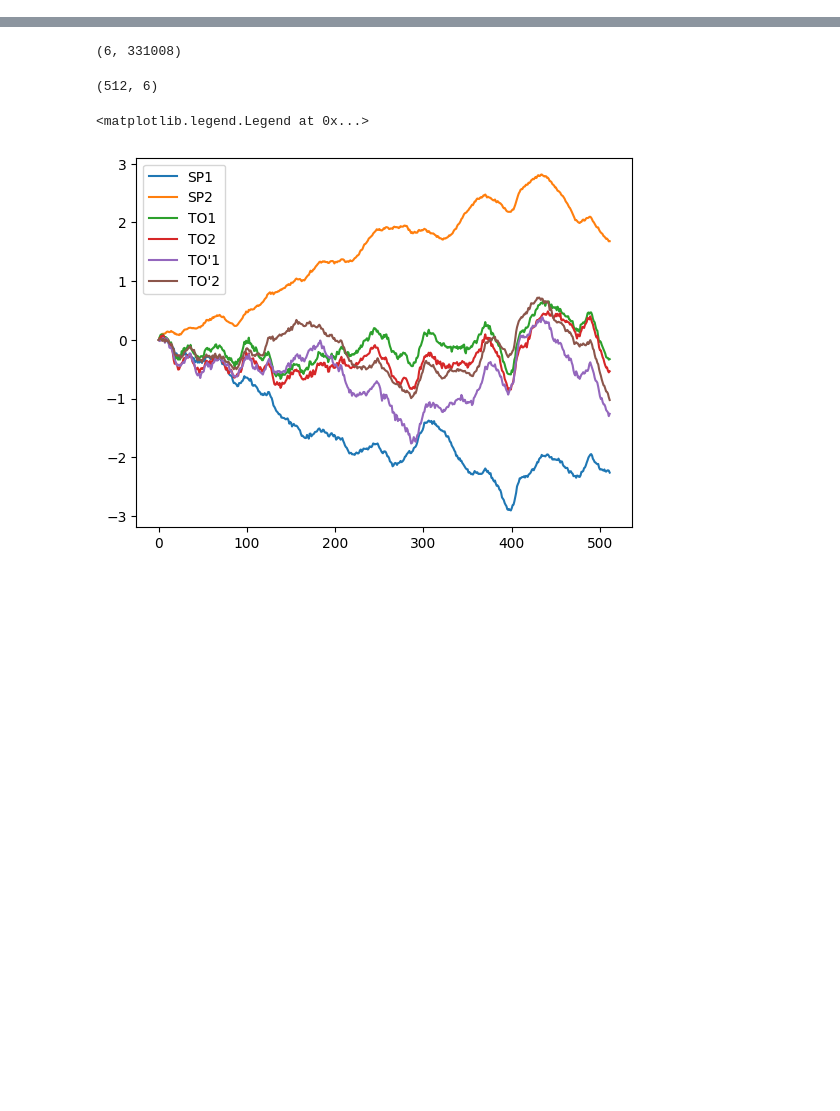
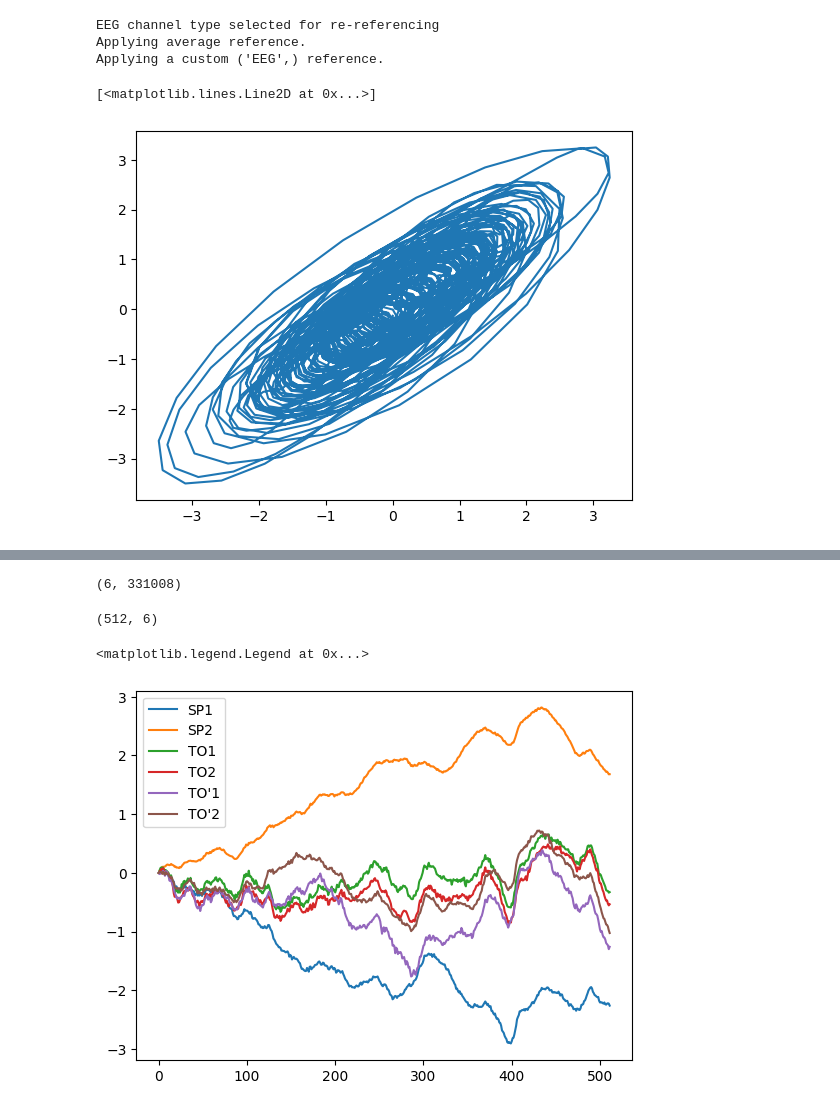
Before and after one commit to wendeldr/spacetimeformer, a Jupyter notebook: match_waves.ipynb, the cells around one changed output, grey strips where cells are left out. Drawn from its saved outputs; the diff is of its cells as text; code cells hidden in the pictures; blank space fills up the shorter version.

```diff
--- a/match_waves.ipynb
+++ b/match_waves.ipynb
@@ -37,14 +37,19 @@ def describe_2d_array(arr):
             print(f"{stat_name:6}: {value:.6f}")
         print()
 # %%
-eeg = read_edf('/media/dan/Data/data/iEEG/raw_ieeg/patientDumps/PC/OvertNaming.EDF', preload=True)
+eeg = read_edf('/home/wendeldr/git/spacetimeformer/spacetimeformer/data/edf/OvertNaming.EDF', preload=True)
 
 # # set bads
-# bads = ["TO'7"] # for patient PC
-# eeg.info['bads'] = bads
-# # remove 60hz + harmonics
-# eeg = eeg.notch_filter(np.arange(60, 241, 60),verbose=False)
-# eeg,_ = mne.set_eeg_reference(eeg, 'average', projection=False) # false applies it to the data; true makes a new channel
+bads = ["TO'7"] # for patient PC
+eeg.info['bads'] = bads
+# remove 60hz + harmonics
+eeg = eeg.notch_filter(np.arange(60, 241, 60),verbose=False)
+eeg = eeg.filter(61, 200, verbose=False)
+eeg,_ = mne.set_eeg_reference(eeg, 'average', projection=False) # false applies it to the data; true makes a new channel
+# %% [output]
+EEG channel type selected for re-referencing
+Applying average reference.
+Applying a custom ('EEG',) reference.
 # %%
 picks=["SP1","SP2","TO1","TO2","TO'1","TO'2"]
 data = eeg.get_data(picks=picks) * 1e6 # convert to microvolts because mne does this automatically....
@@ -50,0 +58,5 @@ data = eeg.get_data(picks=picks) * 1e6 # convert to microvolts because mne does
+# %%
+plt.plot(data[0,:2048],data[0,2:2050])
+# %% [output]
+[<matplotlib.lines.Line2D at 0x...>]
+[figure, added]
```
Also changed, not shown: parts of 3 cells of this notebook, 11 other files.
